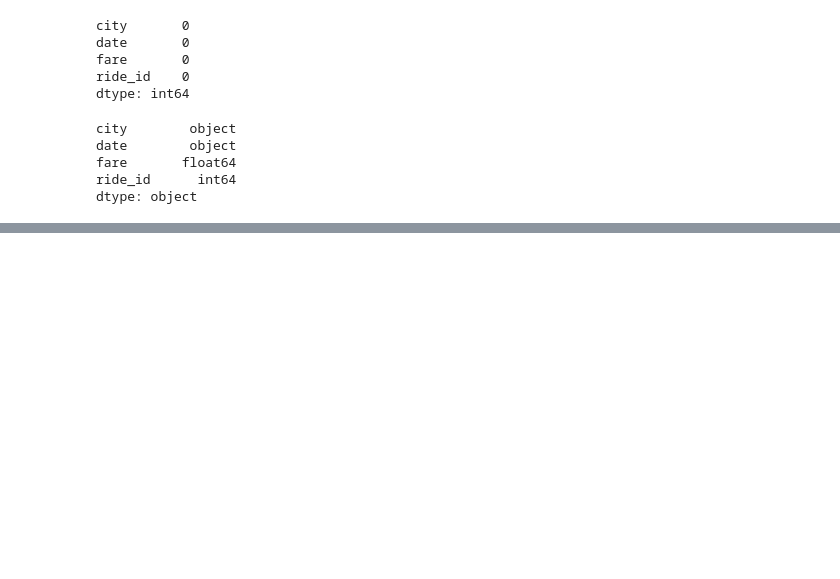
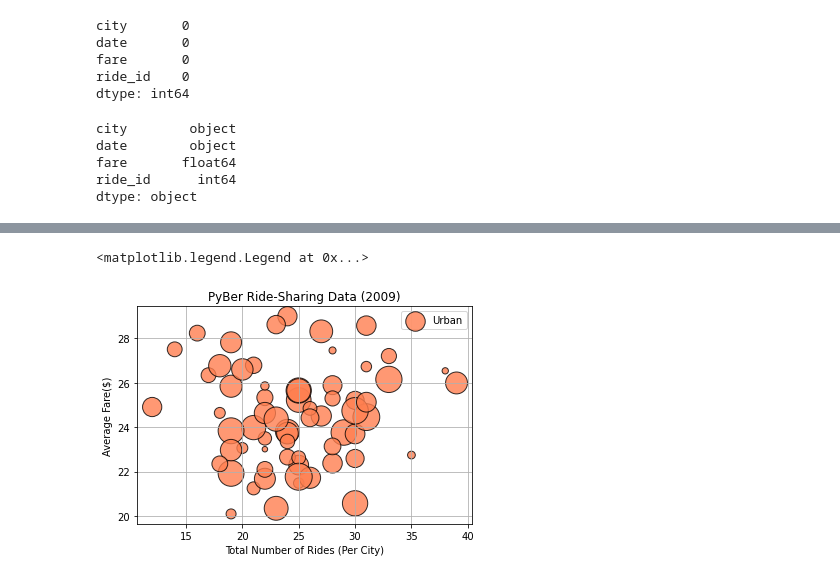
Before and after one commit to retroxsky06/PyBer_Analysis, a Jupyter notebook: PyBer.ipynb, the cells around one changed output, grey strips where cells are left out. Saved outputs shown, nothing was run; the diff lists cells and outputs as text; code cells hidden in the pictures; blank space fills up the shorter version.

```diff
--- a/PyBer.ipynb
+++ b/PyBer.ipynb
@@ -176,0 +313,19 @@ pyber_data_df.head()
+# %%
+# increase the size by a factor of 10, add black edge color with a width of 1,
+# add title, label for the axes, a legend, and a grid
+
+plt.scatter(urban_ride_count,
+           urban_avg_fare,
+           s=10*urban_driver_count, c="coral",
+            edgecolor="black", linewidths=1,
+            alpha=0.8, label="Urban")
+plt.title("PyBer Ride-Sharing Data (2009)")
+plt.ylabel("Average Fare($)")
+plt.xlabel("Total Number of Rides (Per City)")
+plt.grid(True)
+
+#Add the legend
+plt.legend()
+# %% [output]
+<matplotlib.legend.Legend at 0x...>
+[figure, added]
```
Also changed, not shown: parts of 20 cells of this notebook, 1 other file.
